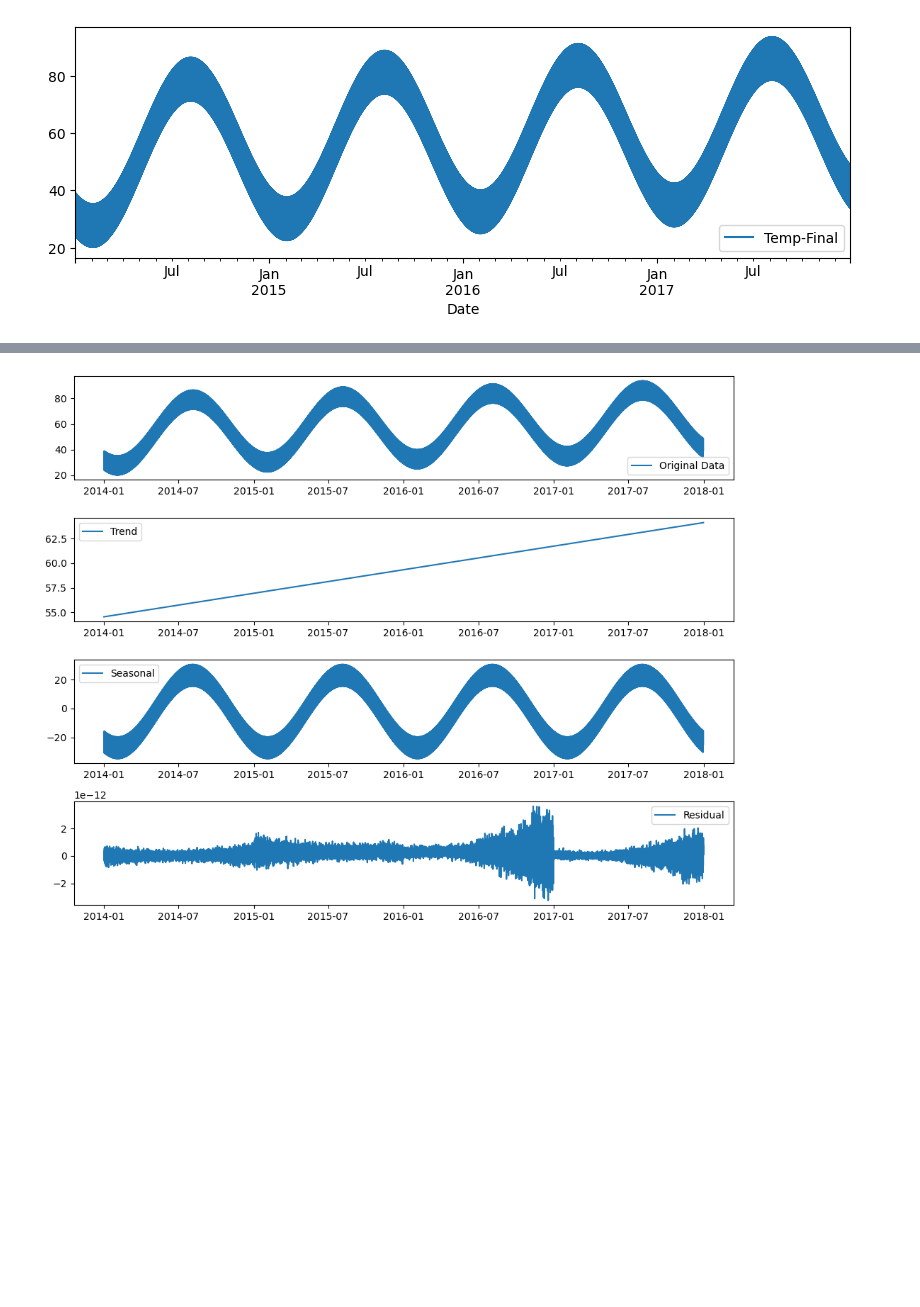
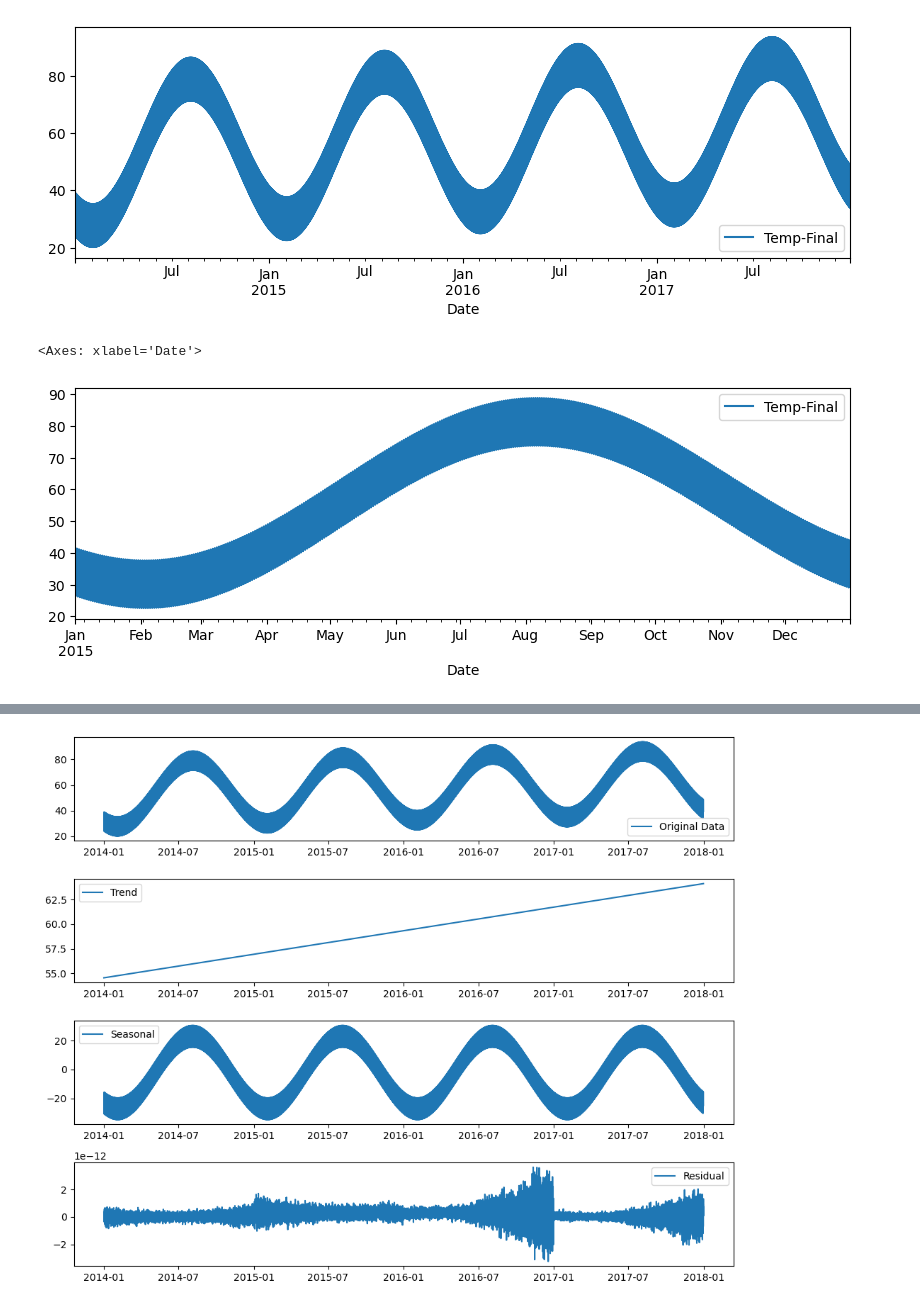
Before and after one commit to ejw-data/ml-playground, a Jupyter notebook: time_series/time_series_analysis.ipynb, the cells around one changed output, grey strips where cells are left out. Cells and saved outputs as stored; diff of their text form; code cells hidden in the pictures; blank space fills up the shorter version.

```diff
--- a/time_series/time_series_analysis.ipynb
+++ b/time_series/time_series_analysis.ipynb
@@ -22,6 +29,15 @@ df.head()
 # %%
+# Shows Yearly cyclic nature in this graph
 plt.rcParams.update({'figure.figsize': (10,3)})
-df.plot()
+df.set_index('Date').plot()
 # %% [output]
 <Axes: xlabel='Date'>
 [figure]
+# %%
+# No additional cyclic trends
+plt.rcParams.update({'figure.figsize': (10,3)})
+monthly = df[df['Date'].dt.year == 2015 ]
+monthly.set_index('Date').plot()
+# %% [output]
+<Axes: xlabel='Date'>
+[figure, added]
```
Also changed, not shown: parts of 34 cells of this notebook.
